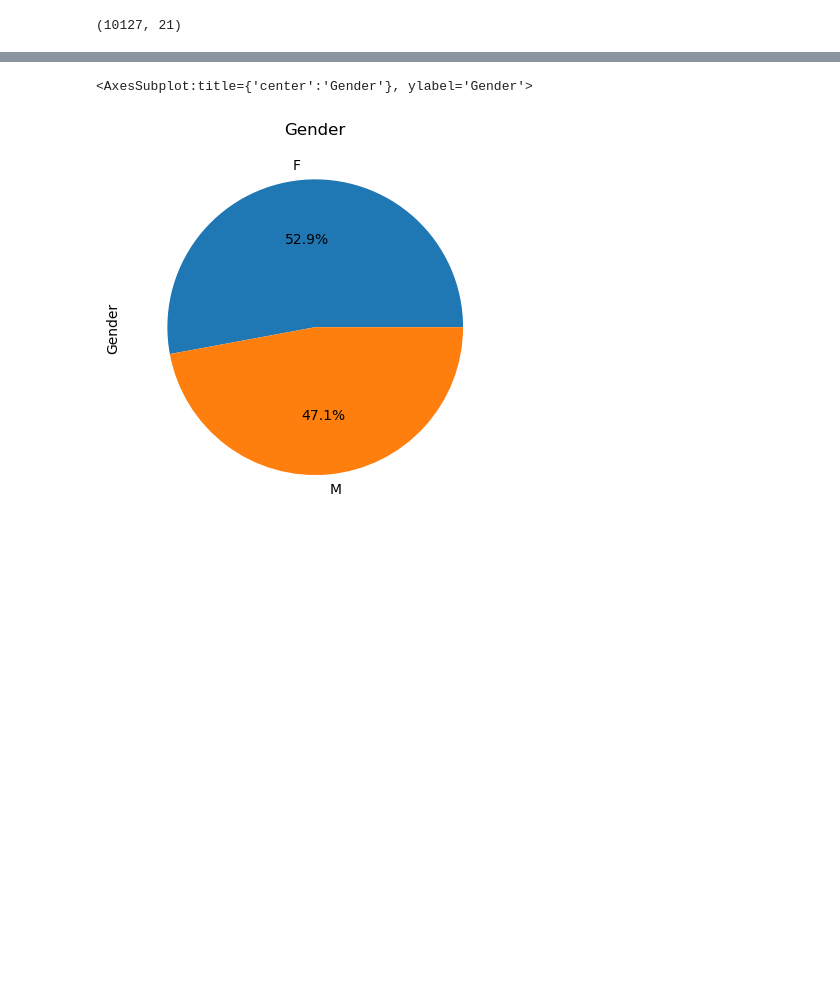
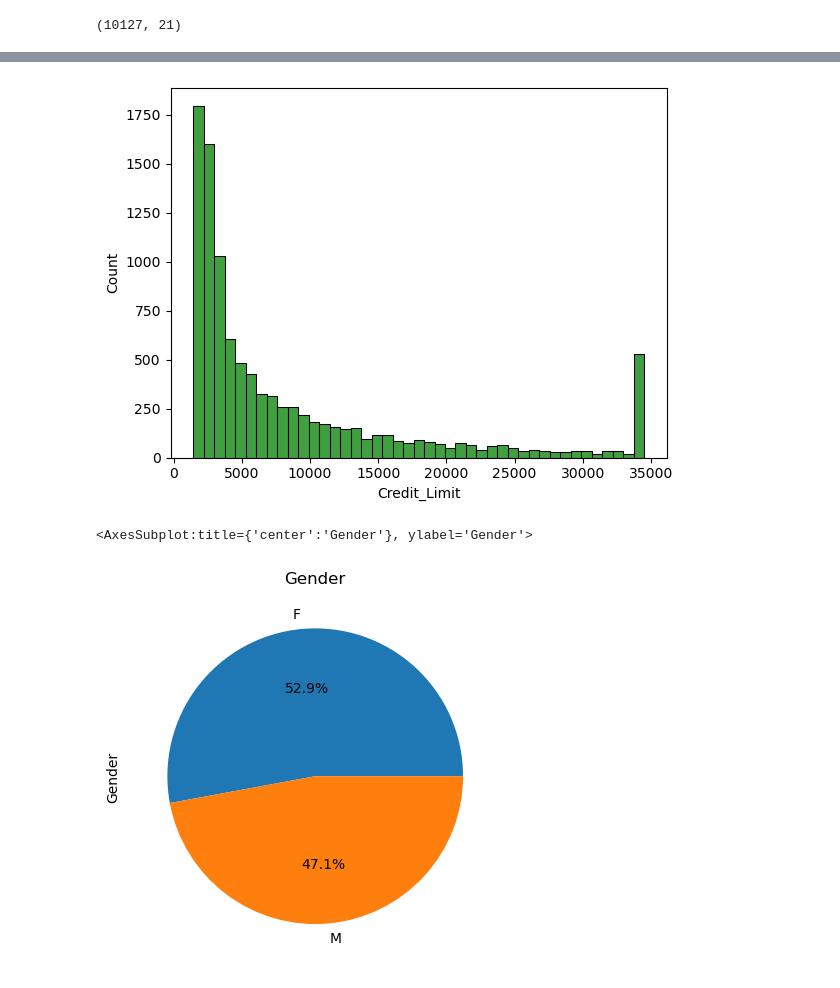
Before and after one commit to xlivia/project-1-group-22, a Jupyter notebook: final.ipynb, the cells around one changed output, grey strips where cells are left out. Drawn from its saved outputs; the diff is of its cells as text; code cells hidden in the pictures; blank space fills up the shorter version.

```diff
--- a/final.ipynb
+++ b/final.ipynb
@@ -77,3 +69,7 @@ array([[<AxesSubplot:title={'center':'CLIENTNUM'}>,
+# %%
+sns.histplot(cleanbank['Credit_Limit'],color='g');
+# %% [output]
+[figure, added]
 # %%
 cleanbank['Gender'].value_counts(normalize=True).plot(kind='pie',autopct='%1.1f%%', title= "Gender")
 # %% [output]
```
Also changed, not shown: parts of 4 cells of this notebook, 1 other file.
